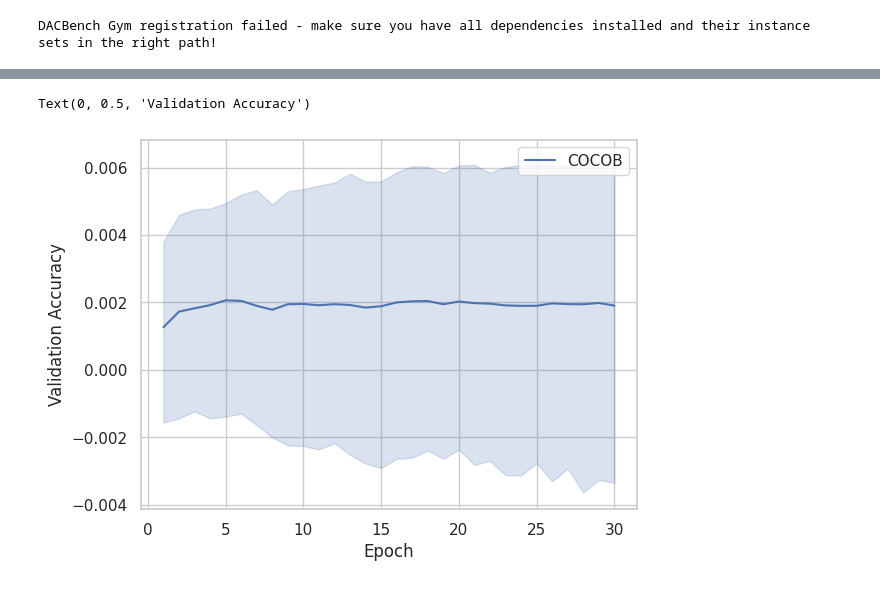
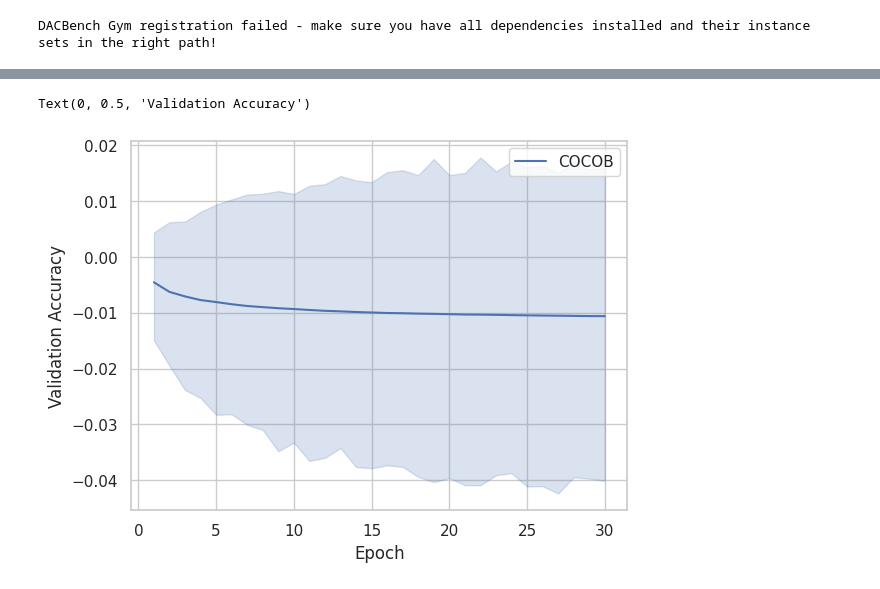
Before and after one commit to MichaHenh/Revisiting_LR_Control, a Jupyter notebook: ba_parameter_free_dac/plotting_cifar10.ipynb, the cells around one changed output, grey strips where cells are left out. Cells and saved outputs as stored; diff of their text form; code cells hidden in the pictures.

```diff
--- a/ba_parameter_free_dac/plotting_cifar10.ipynb
+++ b/ba_parameter_free_dac/plotting_cifar10.ipynb
@@ -88,9 +91,9 @@ Text(0, 0.5, 'Validation Accuracy')
 # %%
 
-cocob_elr = toDataFrame('./results_cluster/results/COCOB_mnist/*/CustomTrackingWrapper.jsonl', 'effective_lrs', 9)
+cocob_elr = toDataFrame('./results_cluster/results/COCOB_cifar10/*/CustomTrackingWrapper.jsonl', 'effective_lrs', 9)
 sns.lineplot(data=cocob_elr, x='epoch', y='value', label='COCOB')
 plt.xlabel('Epoch')
 plt.ylabel('Validation Accuracy')
 # %% [output]
 Text(0, 0.5, 'Validation Accuracy')
-[figure, old version]
+[figure, new version]
```
Also changed, not shown: parts of 3 cells of this notebook, 7 other files.
